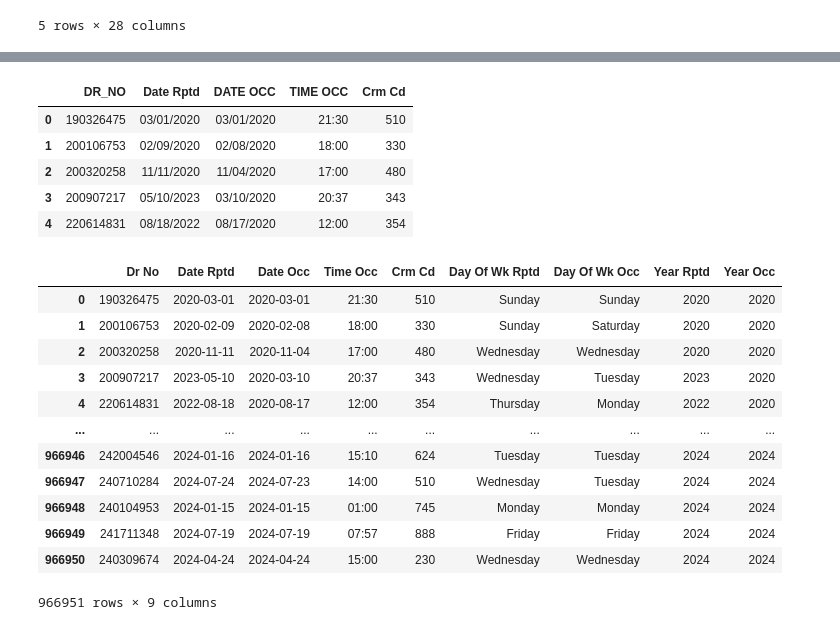
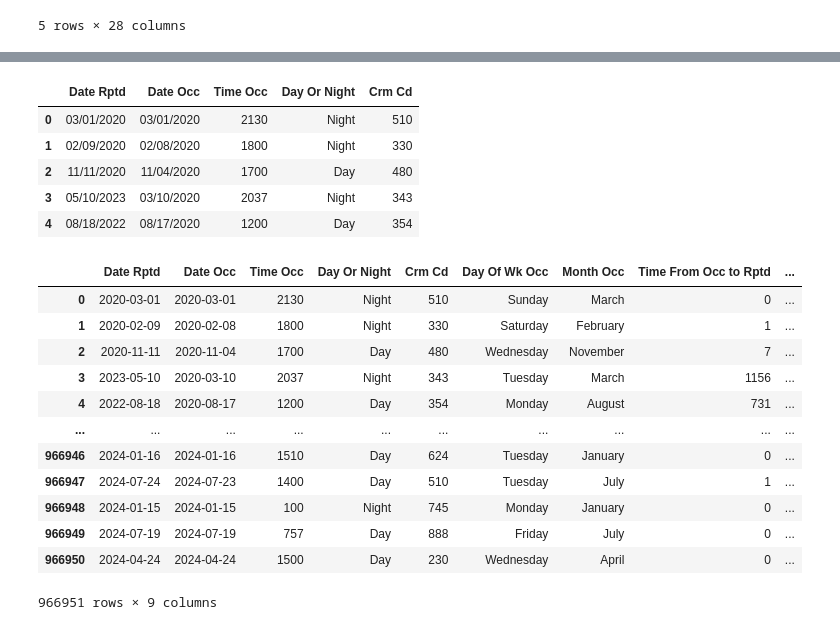
Before and after one commit to rkuautli/Data_Project_1, a Jupyter notebook: crime.ipynb, the cells around one changed output, grey strips where cells are left out. Saved outputs shown, nothing was run; the diff lists cells and outputs as text; code cells hidden in the pictures.

```diff
--- a/crime.ipynb
+++ b/crime.ipynb
@@ -76,0 +45,19 @@ crime_df.head()
+# %%
+# definig whether a crime committed occurred during the day or at night
+
+# Convert the "TIME OCC" column to a string for comparison
+crime_df["TIME OCC"] = crime_df["TIME OCC"].apply(lambda x: str(x))
+
+# Convert the 'TIME OCC' column to integers
+crime_df['TIME OCC'] = crime_df['TIME OCC'].astype(int)
+
+# Create a function to determine if it's day or night based on the time
+def day_or_night(time):
+    if time >= 600 and time < 1800:
+        return 'Day'
+    else:
+        return 'Night'
+
+# Apply the function to create the 'Day or Night' column
+crime_df['Day or Night'] = crime_df['TIME OCC'].apply(day_or_night)
+crime_df.head(5)
@@ -76,0 +72,4 @@ crime_df.head()
+# %%
+# setting the column names to start with a capital letter
+crime_df.columns = [col.title() for col in crime_df.columns]
+crime_df.head(5)
@@ -77,39 +84,35 @@ crime_df.head()
 # %%
 # creating a data frame with just selected information
-selected_columns = ["DR_NO", "Date Rptd", "DATE OCC", "TIME OCC", "Crm Cd"]
+selected_columns = ["Date Rptd", "Date Occ", "Time Occ", "Day Or Night", "Crm Cd"]
 date_time_df = crime_df[selected_columns]
 date_time_df.head()
 # %% [output]
-|  | DR_NO | Date Rptd | DATE OCC | TIME OCC | Crm Cd |
-| 0 | 190326475 | 03/01/2020 | 03/01/2020 | 21:30 | 510 |
-| 1 | 200106753 | 02/09/2020 | 02/08/2020 | 18:00 | 330 |
-| 2 | 200320258 | 11/11/2020 | 11/04/2020 | 17:00 | 480 |
-| 3 | 200907217 | 05/10/2023 | 03/10/2020 | 20:37 | 343 |
-| 4 | 220614831 | 08/18/2022 | 08/17/2020 | 12:00 | 354 |
+|  | Date Rptd | Date Occ | Time Occ | Day Or Night | Crm Cd |
+| 0 | 03/01/2020 | 03/01/2020 | 2130 | Night | 510 |
+| 1 | 02/09/2020 | 02/08/2020 | 1800 | Night | 330 |
+| 2 | 11/11/2020 | 11/04/2020 | 1700 | Day | 480 |
+| 3 | 05/10/2023 | 03/10/2020 | 2037 | Night | 343 |
+| 4 | 08/18/2022 | 08/17/2020 | 1200 | Day | 354 |
-# %%
-# renaming the selceted columns to be more readable
-date_time_df = date_time_df.rename(columns={"DR_NO": "Dr No"})
-date_time_df.columns = date_time_df.columns.str.title()
 # %%
 # creating a new column called "Day of Week" from the "Date Reported" and "Date Occurred"
-date_time_df["Date Rptd"] = pd.to_datetime(date_time_df["Date Rptd"])
-date_time_df["Date Occ"] = pd.to_datetime(date_time_df["Date Occ"])
-date_time_df["Day Of Wk Rptd"] = date_time_df["Date Rptd"].dt.day_name()
-date_time_df["Day Of Wk Occ"] = date_time_df["Date Occ"].dt.day_name()
-date_time_df["Year Rptd"] = date_time_df["Date Rptd"].dt.year
-date_time_df["Year Occ"] = date_time_df["Date Occ"].dt.year
+date_time_df.loc[:, "Date Rptd"] = pd.to_datetime(date_time_df["Date Rptd"])
+date_time_df.loc[:, "Date Occ"] = pd.to_datetime(date_time_df["Date Occ"])
+date_time_df.loc[:, "Day Of Wk Occ"] = date_time_df["Date Occ"].dt.day_name()
+date_time_df.loc[:, "Month Occ"] = date_time_df["Date Occ"].dt.month_name()
+date_time_df.loc[:, "Time From Occ to Rptd"] = (date_time_df["Date Rptd"] - date_time_df["Date Occ"]).dt.days
+date_time_df.loc[:, "Year Occ"] = date_time_df["Date Occ"].dt.year
 date_time_df
 # %% [output]
-|  | Dr No | Date Rptd | Date Occ | Time Occ | Crm Cd | Day Of Wk Rptd | Day Of Wk Occ | Year Rptd | Year Occ |
-| 0 | 190326475 | 2020-03-01 | 2020-03-01 | 21:30 | 510 | Sunday | Sunday | 2020 | 2020 |
-| 1 | 200106753 | 2020-02-09 | 2020-02-08 | 18:00 | 330 | Sunday | Saturday | 2020 | 2020 |
-| 2 | 200320258 | 2020-11-11 | 2020-11-04 | 17:00 | 480 | Wednesday | Wednesday | 2020 | 2020 |
-| 3 | 200907217 | 2023-05-10 | 2020-03-10 | 20:37 | 343 | Wednesday | Tuesday | 2023 | 2020 |
-| 4 | 220614831 | 2022-08-18 | 2020-08-17 | 12:00 | 354 | Thursday | Monday | 2022 | 2020 |
+|  | Date Rptd | Date Occ | Time Occ | Day Or Night | Crm Cd | Day Of Wk Occ | Month Occ | Time From Occ to Rptd | ... |
+| 0 | 2020-03-01 | 2020-03-01 | 2130 | Night | 510 | Sunday | March | 0 | ... |
+| 1 | 2020-02-09 | 2020-02-08 | 1800 | Night | 330 | Saturday | February | 1 | ... |
+| 2 | 2020-11-11 | 2020-11-04 | 1700 | Day | 480 | Wednesday | November | 7 | ... |
+| 3 | 2023-05-10 | 2020-03-10 | 2037 | Night | 343 | Tuesday | March | 1156 | ... |
+| 4 | 2022-08-18 | 2020-08-17 | 1200 | Day | 354 | Monday | August | 731 | ... |
 | ... | ... | ... | ... | ... | ... | ... | ... | ... | ... |
-| 966946 | 242004546 | 2024-01-16 | 2024-01-16 | 15:10 | 624 | Tuesday | Tuesday | 2024 | 2024 |
-| 966947 | 240710284 | 2024-07-24 | 2024-07-23 | 14:00 | 510 | Wednesday | Tuesday | 2024 | 2024 |
-| 966948 | 240104953 | 2024-01-15 | 2024-01-15 | 01:00 | 745 | Monday | Monday | 2024 | 2024 |
-| 966949 | 241711348 | 2024-07-19 | 2024-07-19 | 07:57 | 888 | Friday | Friday | 2024 | 2024 |
-| 966950 | 240309674 | 2024-04-24 | 2024-04-24 | 15:00 | 230 | Wednesday | Wednesday | 2024 | 2024 |
+| 966946 | 2024-01-16 | 2024-01-16 | 1510 | Day | 624 | Tuesday | January | 0 | ... |
+| 966947 | 2024-07-24 | 2024-07-23 | 1400 | Day | 510 | Tuesday | July | 1 | ... |
+| 966948 | 2024-01-15 | 2024-01-15 | 100 | Night | 745 | Monday | January | 0 | ... |
+| 966949 | 2024-07-19 | 2024-07-19 | 757 | Day | 888 | Friday | July | 0 | ... |
+| 966950 | 2024-04-24 | 2024-04-24 | 1500 | Day | 230 | Wednesday | April | 0 | ... |
 966951 rows × 9 columns
```
Also changed, not shown: parts of 46 cells of this notebook.
